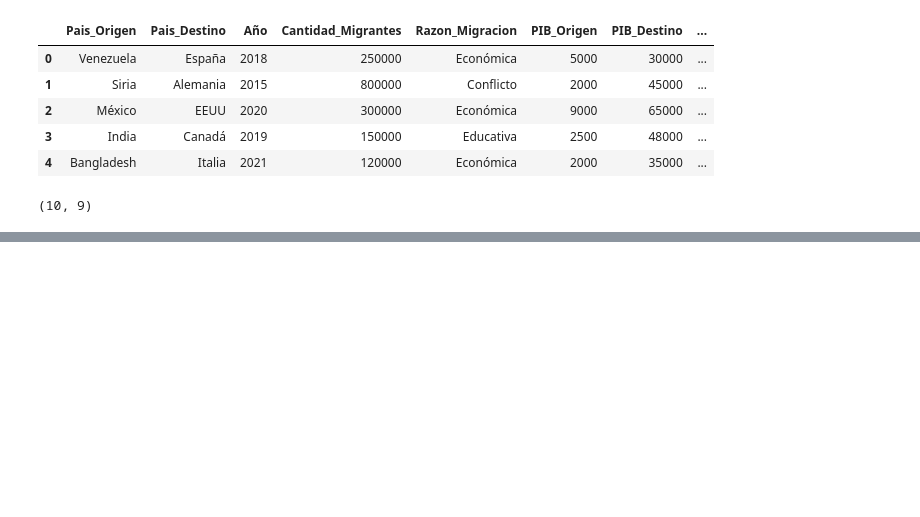
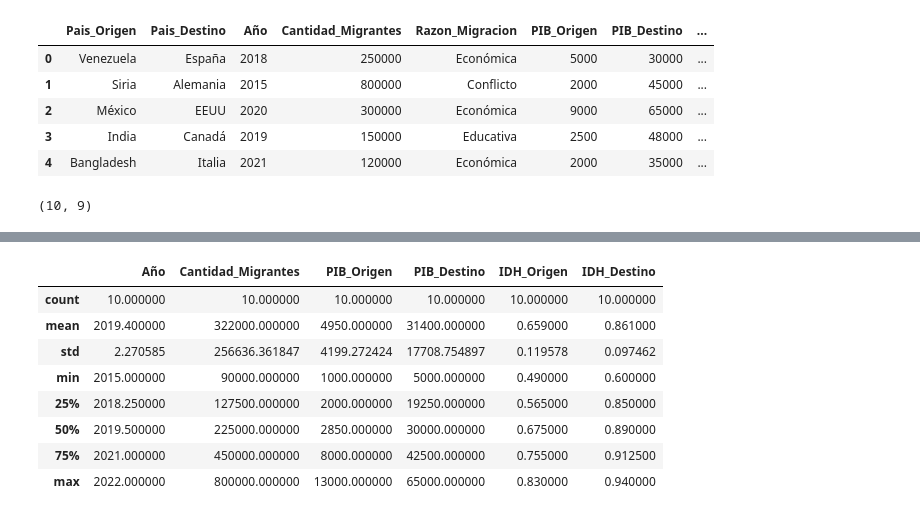
Before and after one commit to AenimaLabs/CienciaDatos0067, a Jupyter notebook: EvaluacionFinalMod3.ipynb, the cells around one changed output, grey strips where cells are left out. Drawn from its saved outputs; the diff is of its cells as text; code cells hidden in the pictures; blank space fills up the shorter version.

```diff
--- a/EvaluacionFinalMod3.ipynb
+++ b/EvaluacionFinalMod3.ipynb
@@ -19,0 +39,12 @@ print(df.shape)
+# %%
+df.describe()
+# %% [output]
+|  | Año | Cantidad_Migrantes | PIB_Origen | PIB_Destino | IDH_Origen | IDH_Destino |
+| count | 10.000000 | 10.000000 | 10.000000 | 10.000000 | 10.000000 | 10.000000 |
+| mean | 2019.400000 | 322000.000000 | 4950.000000 | 31400.000000 | 0.659000 | 0.861000 |
+| std | 2.270585 | 256636.361847 | 4199.272424 | 17708.754897 | 0.119578 | 0.097462 |
+| min | 2015.000000 | 90000.000000 | 1000.000000 | 5000.000000 | 0.490000 | 0.600000 |
+| 25% | 2018.250000 | 127500.000000 | 2000.000000 | 19250.000000 | 0.565000 | 0.850000 |
+| 50% | 2019.500000 | 225000.000000 | 2850.000000 | 30000.000000 | 0.675000 | 0.890000 |
+| 75% | 2021.000000 | 450000.000000 | 8000.000000 | 42500.000000 | 0.755000 | 0.912500 |
+| max | 2022.000000 | 800000.000000 | 13000.000000 | 65000.000000 | 0.830000 | 0.940000 |
```
Also changed, not shown: parts of 24 cells of this notebook.
